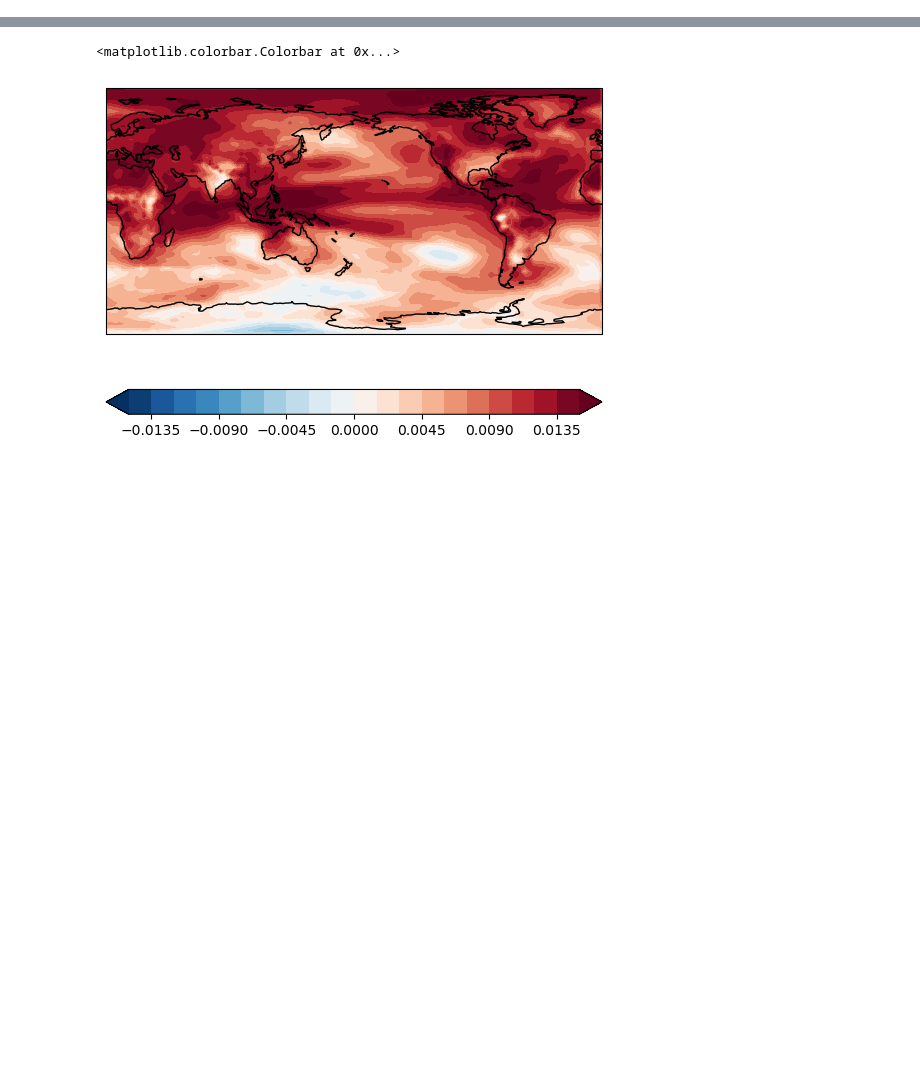
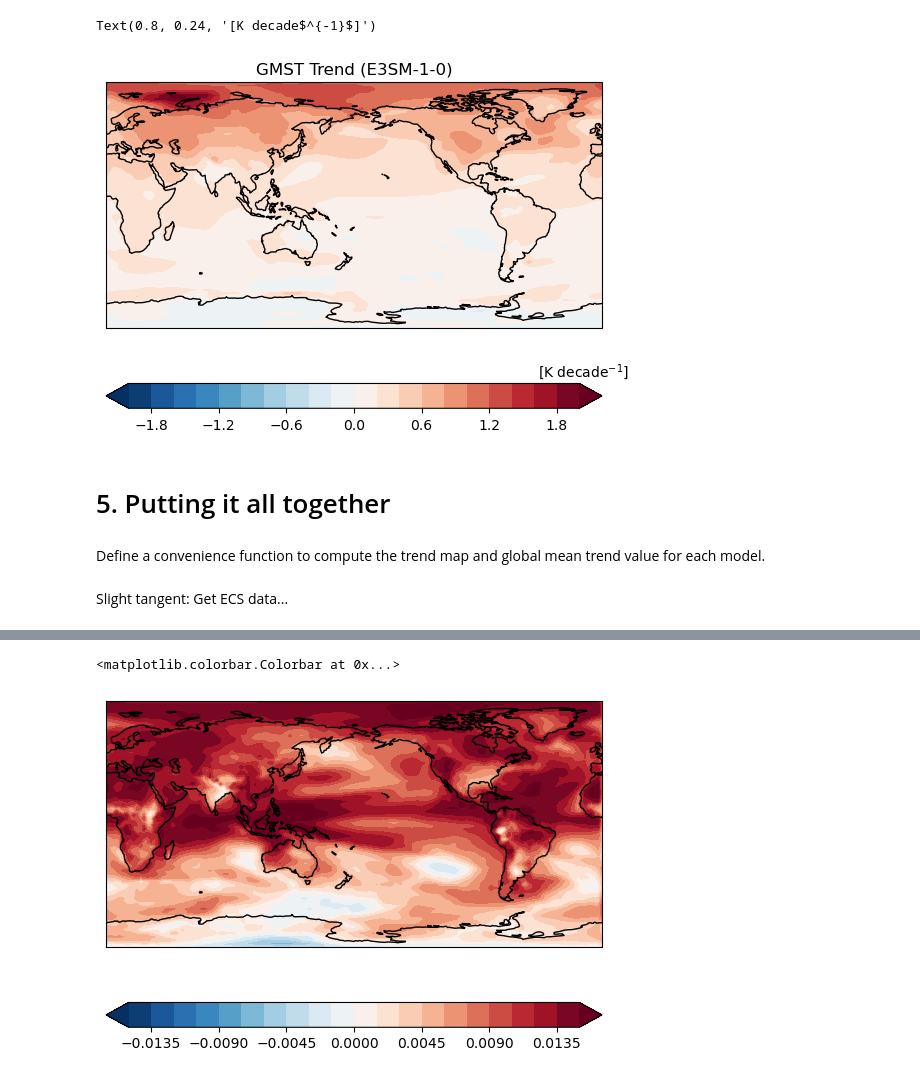
Before and after one commit to xCDAT/xcdat, a Jupyter notebook: docs/demos/1-25-23-cwss-seminar/xsearch-xcdat-example.ipynb, the cells around one changed output, grey strips where cells are left out. Cells and saved outputs as stored; diff of their text form; code cells hidden in the pictures; blank space fills up the shorter version.

```diff
--- a/docs/demos/1-25-23-cwss-seminar/xsearch-xcdat-example.ipynb
+++ b/docs/demos/1-25-23-cwss-seminar/xsearch-xcdat-example.ipynb
@@ -223,0 +227,15 @@ Text(0.5, 1.0, 'GMST Trend (E3SM-1-0)')
+# %%
+ax = plt.axes(projection=ccrs.PlateCarree(central_longitude=180.0))
+im = ax.contourf(nlon, nlat, trend_xy, transform=ccrs.PlateCarree(), levels=np.arange(-2.0, 2.1, 0.2), cmap=plt.cm.RdBu_r, extend="both",)
+ax.coastlines()
+plt.colorbar(im, orientation="horizontal")
+plt.title("GMST Trend (" + model + ")")
+fig = plt.gcf()
+fig.text(0.8, 0.24, "[K decade$^{-1}$]")
+# %% [output]
+Text(0.8, 0.24, '[K decade$^{-1}$]')
+[figure, added]
+# %% [markdown]
+# 5. Putting it all together
+# %% [markdown]
+Define a convenience function to compute the trend map and global mean trend value for each model.
@@ -223,0 +264,2 @@ Text(0.5, 1.0, 'GMST Trend (E3SM-1-0)')
+# %% [markdown]
+Slight tangent: Get ECS data...
```
Also changed, not shown: parts of 94 cells of this notebook, 3 other files.
